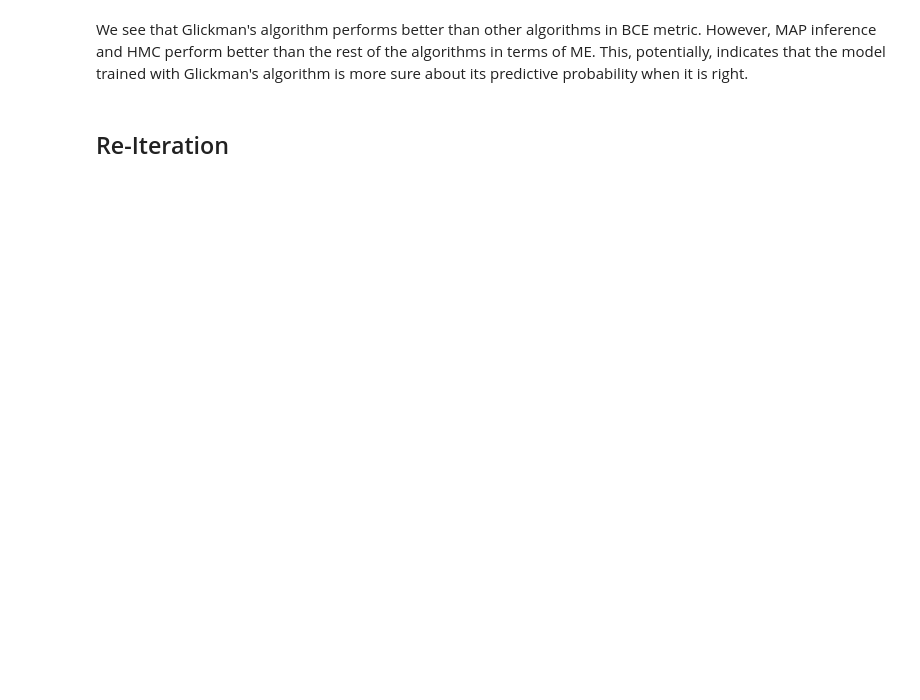
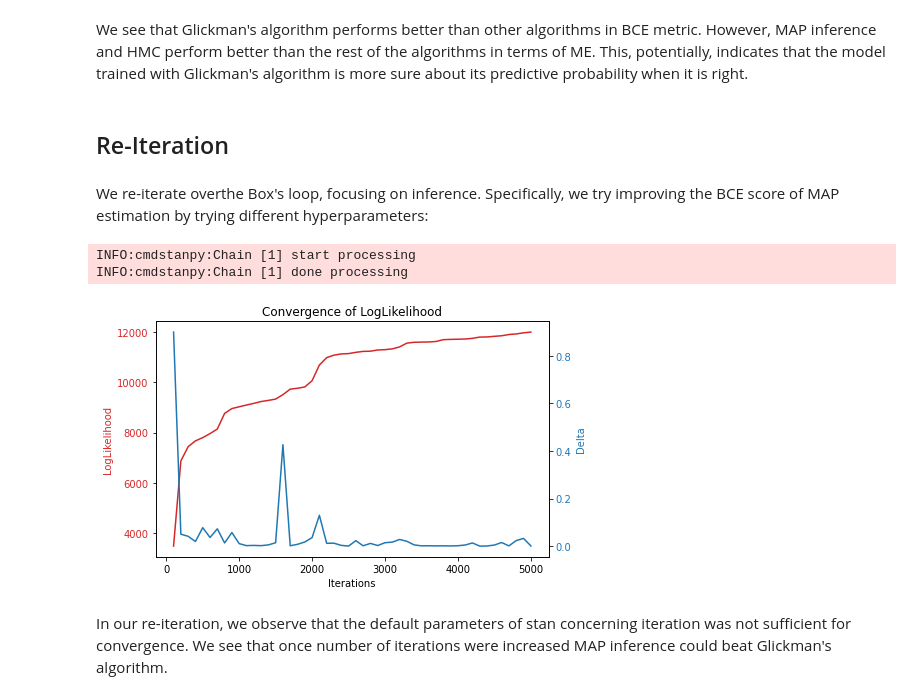
Before and after one commit to ketencimert/probprog-finalproject, a Jupyter notebook: project.ipynb, the cells around one changed output. Saved outputs shown, nothing was run; the diff lists cells and outputs as text; code cells hidden in the pictures; blank space fills up the shorter version.

```diff
--- a/project.ipynb
+++ b/project.ipynb
@@ -195,18 +198,26 @@ $$\textbf{Testing Performance}$$
 We see that Glickman's algorithm performs better than other algorithms in BCE metric. However, MAP inference and HMC perform better than the rest of the algorithms in terms of ME. This, potentially, indicates that the model trained with Glickman's algorithm is more sure about its predictive probability when it is right.
 # %% [markdown]
 ## Re-Iteration  <a id='Re-Iteration'></a>
+# %% [markdown]
+We re-iterate overthe Box's loop, focusing on inference. Specifically, we try improving the BCE score of MAP estimation by trying different hyperparameters:
 # %%
 glicko_map, score_pp_map = map_opt(
     glicko_stan,
     observed_data,
-    iter=3500,
+    iter=5000,
     tol_obj=1e-13,
     tol_rel_obj=1e3,
     tol_grad=1e-9,
     tol_rel_grad=1e8,
     tol_param=1e-9,
     history_size=4
 )
+# %% [output]
+INFO:cmdstanpy:Chain [1] start processing
+INFO:cmdstanpy:Chain [1] done processing
+[figure, added]
+# %% [markdown]
+In our re-iteration, we observe that the default parameters of stan concerning iteration was not sufficient for convergence. We see that once number of iterations were increased MAP inference could beat Glickman's algorithm.
 # %%
 evaluate_models(
     y=observed_data["score_test"],
```
Also changed, not shown: parts of 6 cells of this notebook.
